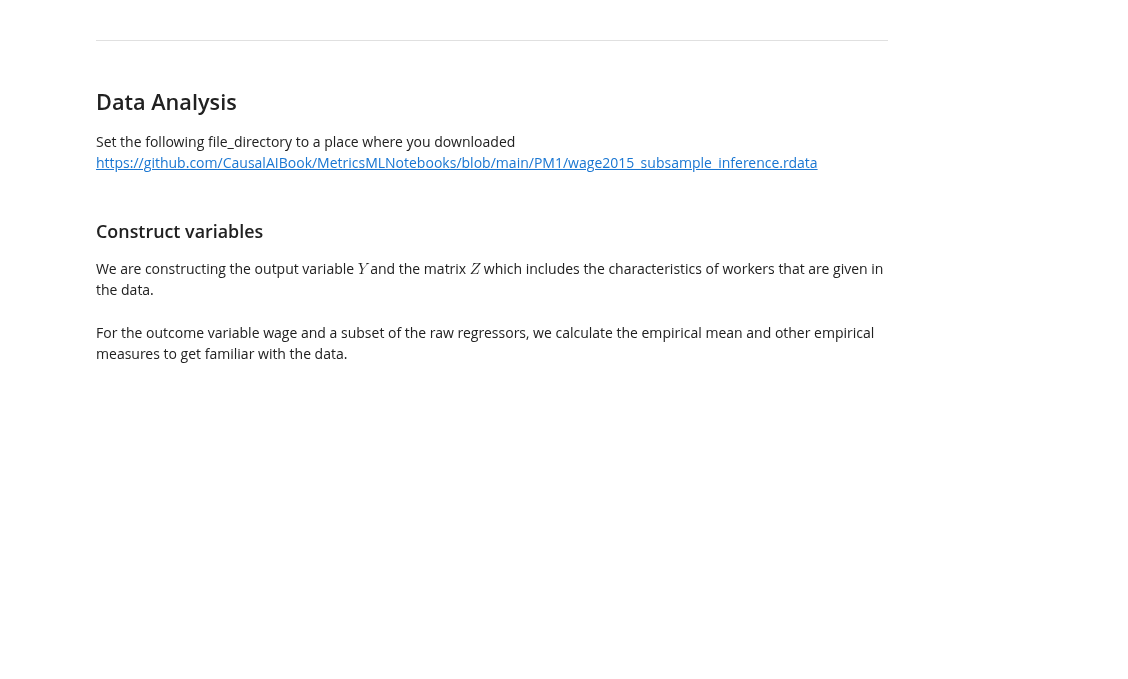
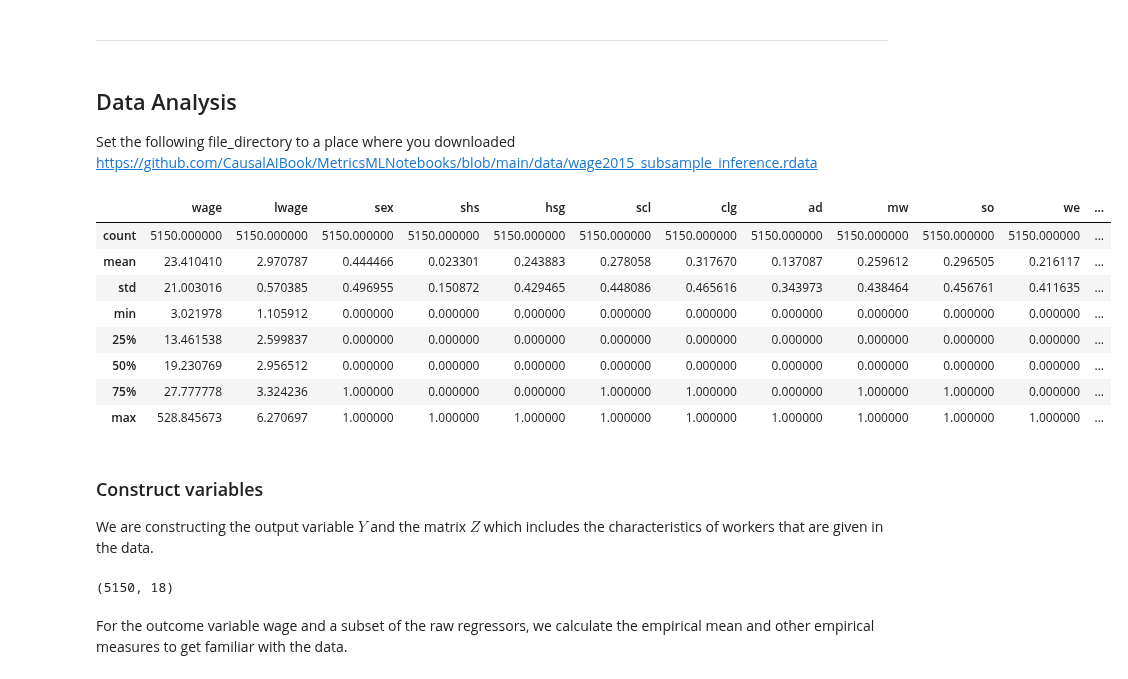
Before and after one commit to CausalAIBook/MetricsMLNotebooks, a Jupyter notebook: PM1/PM1_prediction.ipynb, the cells around one changed output. Saved outputs shown, nothing was run; the diff lists cells and outputs as text; code cells hidden in the pictures; blank space fills up the shorter version.

```diff
--- a/PM1/PM1_prediction.ipynb
+++ b/PM1/PM1_prediction.ipynb
@@ -30,4 +31,4 @@ import statsmodels.formula.api as smf
 from sklearn.model_selection import cross_val_score, train_test_split
 # %% [markdown]
 ## Data Analysis
-Set the following file_directory to a place where you downloaded https://github.com/CausalAIBook/MetricsMLNotebooks/blob/main/PM1/wage2015_subsample_inference.rdata
+Set the following file_directory to a place where you downloaded https://github.com/CausalAIBook/MetricsMLNotebooks/blob/main/data/wage2015_subsample_inference.rdata
@@ -37,2 +35,16 @@ df = pd.read_csv(file_dir)
+# %%
+file_dir = 'wage2015_subsample_inference.csv'
+df = pd.read_csv(file_dir)
+pd.read_csv("https://raw.githubusercontent.com/VC2015/DMLonGitHub/master/penn_jae.dat", delim_whitespace=True)
 # %%
-df.head()
+df.describe()
+# %% [output]
+|  | wage | lwage | sex | shs | hsg | scl | clg | ad | mw | so | we | ... |
+| count | 5150.000000 | 5150.000000 | 5150.000000 | 5150.000000 | 5150.000000 | 5150.000000 | 5150.000000 | 5150.000000 | 5150.000000 | 5150.000000 | 5150.000000 | ... |
+| mean | 23.410410 | 2.970787 | 0.444466 | 0.023301 | 0.243883 | 0.278058 | 0.317670 | 0.137087 | 0.259612 | 0.296505 | 0.216117 | ... |
+| std | 21.003016 | 0.570385 | 0.496955 | 0.150872 | 0.429465 | 0.448086 | 0.465616 | 0.343973 | 0.438464 | 0.456761 | 0.411635 | ... |
+| min | 3.021978 | 1.105912 | 0.000000 | 0.000000 | 0.000000 | 0.000000 | 0.000000 | 0.000000 | 0.000000 | 0.000000 | 0.000000 | ... |
+| 25% | 13.461538 | 2.599837 | 0.000000 | 0.000000 | 0.000000 | 0.000000 | 0.000000 | 0.000000 | 0.000000 | 0.000000 | 0.000000 | ... |
+| 50% | 19.230769 | 2.956512 | 0.000000 | 0.000000 | 0.000000 | 0.000000 | 0.000000 | 0.000000 | 0.000000 | 0.000000 | 0.000000 | ... |
+| 75% | 27.777778 | 3.324236 | 1.000000 | 0.000000 | 0.000000 | 1.000000 | 1.000000 | 0.000000 | 1.000000 | 1.000000 | 0.000000 | ... |
+| max | 528.845673 | 6.270697 | 1.000000 | 1.000000 | 1.000000 | 1.000000 | 1.000000 | 1.000000 | 1.000000 | 1.000000 | 1.000000 | ... |
@@ -44,8 +54,10 @@ df = df.drop("Unnamed: 0")
 We are constructing the output variable  $Y$  and the matrix  $Z$  which includes the characteristics of workers that are given in the data.
 # %%
 Y = np.log(df['wage'])
-Z = df[df.columns.difference(['wage', 'lwage'])]
+Z = df.drop(['wage', 'lwage'], axis=1)
 Z.shape
+# %% [output]
+(5150, 18)
 # %% [markdown]
 For the outcome variable wage and a subset of the raw regressors, we calculate the empirical mean and other empirical measures to get familiar with the data.
 # %%
```
Also changed, not shown: parts of 20 cells of this notebook.
